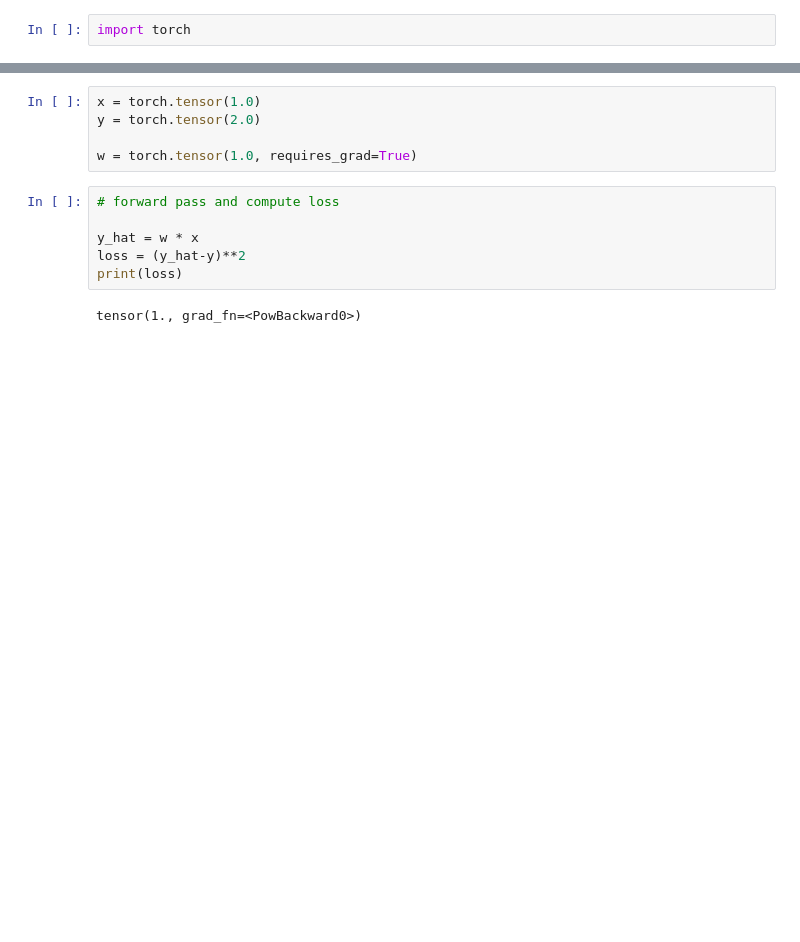
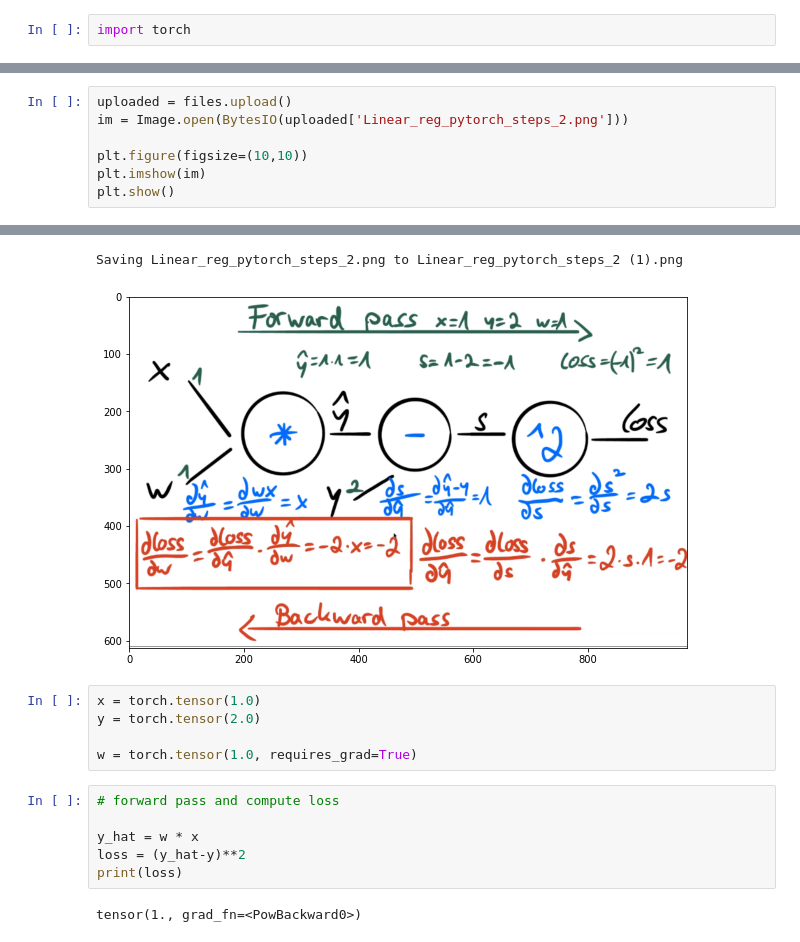
Before and after one commit to athiq-ahmed/Pytorch, a Jupyter notebook: Backpropagation.ipynb, the cells around one changed output, grey strips where cells are left out. Drawn from its saved outputs; the diff is of its cells as text; blank space fills up the shorter version.

```diff
--- a/Backpropagation.ipynb
+++ b/Backpropagation.ipynb
@@ -2,0 +41,8 @@ import torch
+# %%
+uploaded = files.upload()
+im = Image.open(BytesIO(uploaded['Linear_reg_pytorch_steps_2.png']))
+
+plt.figure(figsize=(10,10))
+plt.imshow(im)
+plt.show()
+# %% [output]
@@ -3,3 +50,5 @@ import torch
+Saving Linear_reg_pytorch_steps_2.png to Linear_reg_pytorch_steps_2 (1).png
+[figure, added]
 # %%
 x = torch.tensor(1.0)
 y = torch.tensor(2.0)
```
Also changed, not shown: parts of 5 cells of this notebook.
